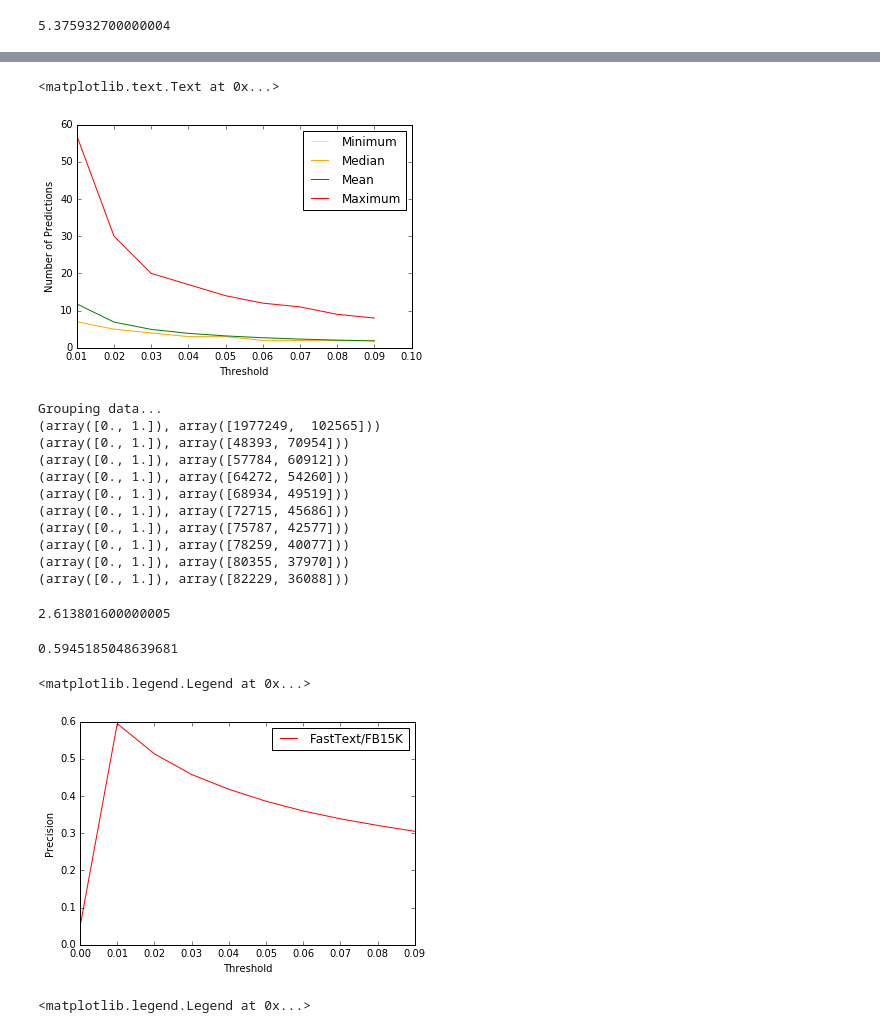
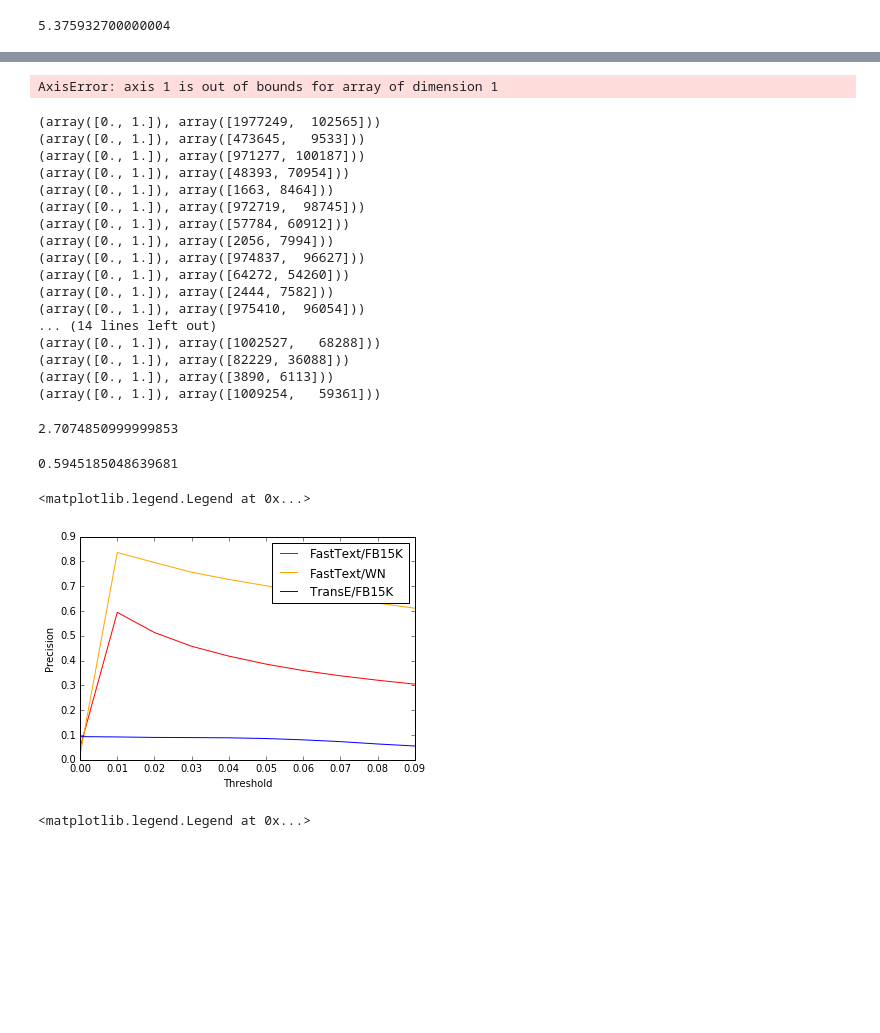
Before and after one commit to GittiHab/kb-completion, a Jupyter notebook: notebooks/pl-1.0-threshold-optimization.ipynb, the cells around one changed output, grey strips where cells are left out. Saved outputs shown, nothing was run; the diff lists cells and outputs as text; code cells hidden in the pictures; blank space fills up the shorter version.

```diff
--- a/notebooks/pl-1.0-threshold-optimization.ipynb
+++ b/notebooks/pl-1.0-threshold-optimization.ipynb
@@ -41,9 +41,12 @@ fb15k.hits_n(10), wn.hits_n(10), transe_fb15k.hits_n(10)
 thresholds = np.arange(0, 0.1, 0.01)
 precision_fb = []
 precision_wn = []
+precision_transe = []
 for t in thresholds:
     precision_fb.append(fb15k.hits_threshold(t))
     precision_wn.append(wn.hits_threshold(t))
+
+    precision_transe.append(transe_fb15k.hits_threshold(t*10))
 # %% [output]
 (array([0., 1.]), array([ 15577, 102565]))
 (array([0., 1.]), array([ 467, 9533]))
@@ -77,7 +78,10 @@ plt.ylabel("Precision")
 # %%
 precisions_fb = []
 precisions_wn = []
-counts = []
+precisions_transe = []
+counts_fb = []
+counts_wn = []
+counts_transe = []
 times = []
 
 for t in thresholds:
@@ -85,7 +89,15 @@ for t in thresholds:
     precision, count = fb15k.hits_neg_threshold(t)
     end = time.clock()
     precisions_fb.append(precision)
-    counts.append(count)
+    counts_fb.append(count)
     times.append(end - begin)
+
+    precision, count = wn.hits_neg_threshold(t)
+    precisions_wn.append(precision)
+    counts_wn.append(count)
+
+    precision, count = transe_fb15k.hits_neg_threshold(t*10)
+    precisions_transe.append(precision)
+    counts_transe.append(count)
 # %% [output]
 (array([0., 1.]), array([ 88070, 148214]))
@@ -114,17 +135,18 @@ plt.legend()
 # %%
 start = 1
-plt.plot(thresholds[start:dims], np.min(counts, axis=1)[start:dims], color='yellow', label="Minimum")
-plt.plot(thresholds[start:dims], np.median(counts, axis=1)[start:dims], color='orange', label="Median")
-plt.plot(thresholds[start:dims], np.mean(counts, axis=1)[start:dims], color='green', label="Mean")
-plt.plot(thresholds[start:dims], np.max(counts, axis=1)[start:dims], color='red', label="Maximum")
+plt.plot(thresholds[start:dims], np.min(counts_fb, axis=1)[start:dims], color='yellow', label="Minimum")
+plt.plot(thresholds[start:dims], np.median(counts_fb, axis=1)[start:dims], color='orange', label="Median")
+plt.plot(thresholds[start:dims], np.mean(counts_fb, axis=1)[start:dims], color='green', label="Mean")
+plt.plot(thresholds[start:dims], np.max(counts_fb, axis=1)[start:dims], color='red', label="Maximum")
 plt.legend()
 plt.xlabel("Threshold")
 plt.ylabel("Number of Predictions")
 # %% [output]
-<matplotlib.text.Text at 0x...>
+AxisError: axis 1 is out of bounds for array of dimension 1
-[figure, removed]
 # %%
 precisions_fb = []
+precisions_wn = []
+precisions_transe = []
 counts = []
 times = []
 
@@ -135,34 +157,50 @@ for t in thresholds:
     precisions_fb.append(precision)
     counts.append(count)
     times.append(end - begin)
+
+    precision, count = wn.hits_group(t)
+    precisions_wn.append(precision)
+    counts_wn.append(count)
+
+    precision, count = transe_fb15k.hits_group(t*10)
+    precisions_transe.append(precision)
+    counts_transe.append(count)
 # %% [output]
-Grouping data...
 (array([0., 1.]), array([1977249,  102565]))
+(array([0., 1.]), array([473645,   9533]))
+(array([0., 1.]), array([971277, 100187]))
 (array([0., 1.]), array([48393, 70954]))
+(array([0., 1.]), array([1663, 8464]))
+(array([0., 1.]), array([972719,  98745]))
 (array([0., 1.]), array([57784, 60912]))
+(array([0., 1.]), array([2056, 7994]))
+(array([0., 1.]), array([974837,  96627]))
 (array([0., 1.]), array([64272, 54260]))
-(array([0., 1.]), array([68934, 49519]))
-(array([0., 1.]), array([72715, 45686]))
-(array([0., 1.]), array([75787, 42577]))
-(array([0., 1.]), array([78259, 40077]))
-(array([0., 1.]), array([80355, 37970]))
+(array([0., 1.]), array([2444, 7582]))
+(array([0., 1.]), array([975410,  96054]))
+... (14 lines left out)
+(array([0., 1.]), array([1002527,   68288]))
 (array([0., 1.]), array([82229, 36088]))
+(array([0., 1.]), array([3890, 6113]))
+(array([0., 1.]), array([1009254,   59361]))
 # %%
 np.mean(times)
 # %% [output]
-2.613801600000005
+2.7074850999999853
 # %%
 np.max(precisions_fb)
 # %% [output]
 0.5945185048639681
 # %%
 plt.plot(thresholds, precisions_fb, color='red', label="FastText/FB15K")
+plt.plot(thresholds, precisions_wn, color='orange', label="FastText/WN")
+plt.plot(thresholds, precisions_transe, color='blue', label="TransE/FB15K")
 plt.xlabel("Threshold")
 plt.ylabel("Precision")
 plt.legend()
 # %% [output]
 <matplotlib.legend.Legend at 0x...>
-[figure, old version]
+[figure, new version]
 # %%
 precision, counts = fb15k.hits_group(0.011, False)
 # %%
```
Also changed, not shown: parts of 4 cells of this notebook, 2 other files.
